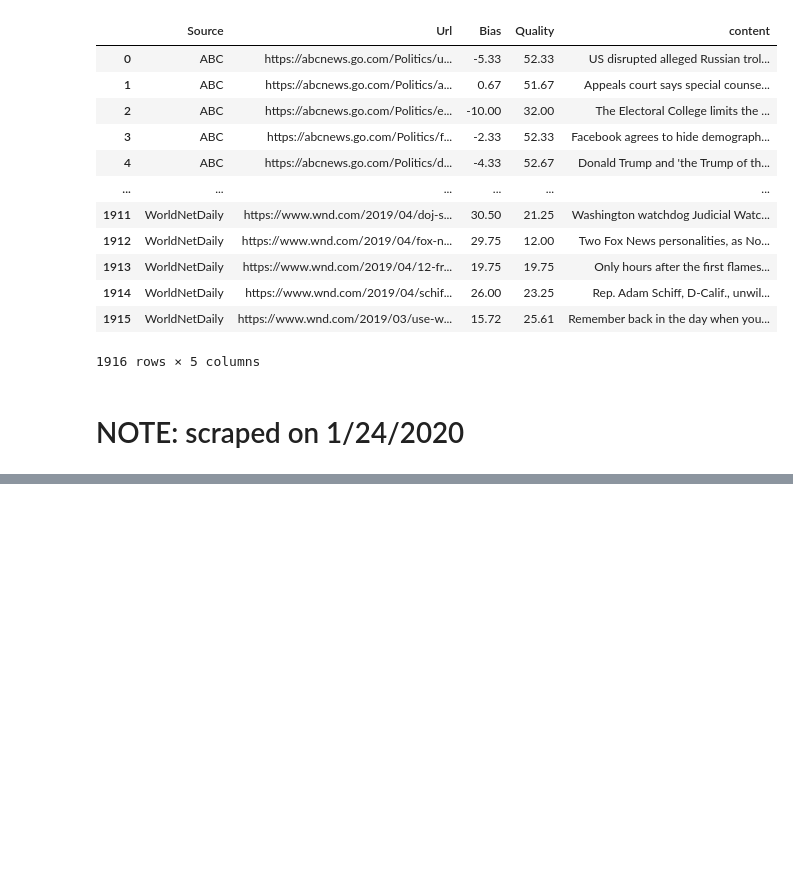
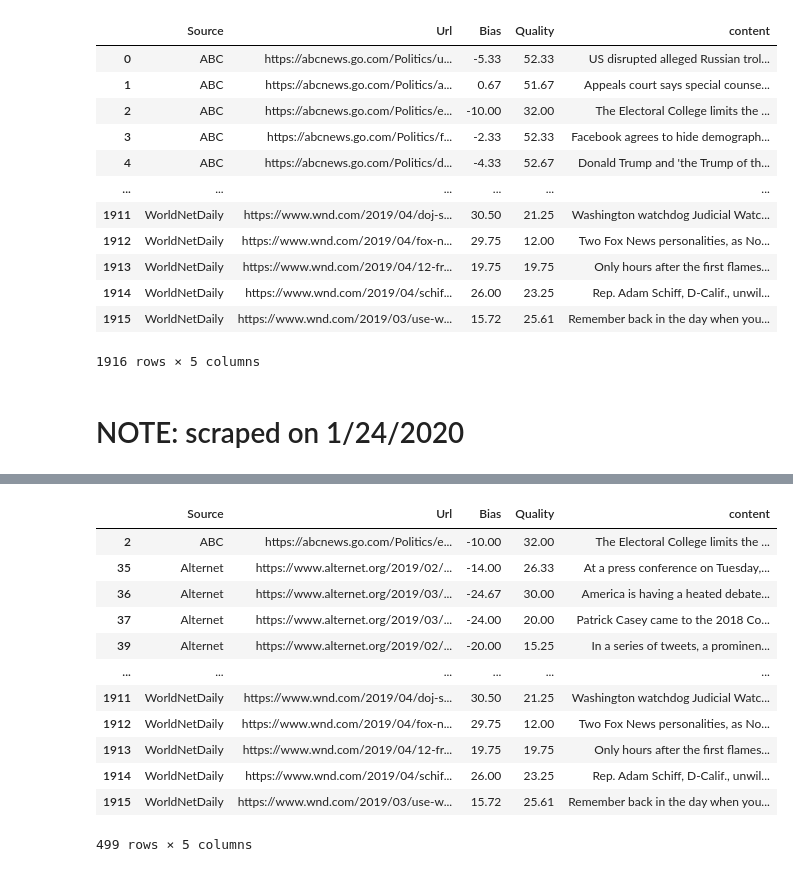
Before and after one commit to WarmCyan/news-bias-research, a Jupyter notebook: notebooks/13_ArticleLevel.ipynb, the cells around one changed output, grey strips where cells are left out. Drawn from its saved outputs; the diff is of its cells as text; code cells hidden in the pictures; blank space fills up the shorter version.

```diff
--- a/notebooks/13_ArticleLevel.ipynb
+++ b/notebooks/13_ArticleLevel.ipynb
@@ -90,0 +125,17 @@ df.to_pickle("../data/raw/mbc_scraped.pkl")
+# %%
+unreliable_df = df_clean[df_clean.Quality <= 32]
+unreliable_df
+# %% [output]
+|  | Source | Url | Bias | Quality | content |
+| 2 | ABC | https://abcnews.go.com/Politics/e... | -10.00 | 32.00 | The Electoral College limits the ... |
+| 35 | Alternet | https://www.alternet.org/2019/02/... | -14.00 | 26.33 | At a press conference on Tuesday,... |
+| 36 | Alternet | https://www.alternet.org/2019/03/... | -24.67 | 30.00 | America is having a heated debate... |
+| 37 | Alternet | https://www.alternet.org/2019/03/... | -24.00 | 20.00 | Patrick Casey came to the 2018 Co... |
+| 39 | Alternet | https://www.alternet.org/2019/02/... | -20.00 | 15.25 | In a series of tweets, a prominen... |
+| ... | ... | ... | ... | ... | ... |
+| 1911 | WorldNetDaily | https://www.wnd.com/2019/04/doj-s... | 30.50 | 21.25 | Washington watchdog Judicial Watc... |
+| 1912 | WorldNetDaily | https://www.wnd.com/2019/04/fox-n... | 29.75 | 12.00 | Two Fox News personalities, as No... |
+| 1913 | WorldNetDaily | https://www.wnd.com/2019/04/12-fr... | 19.75 | 19.75 | Only hours after the first flames... |
+| 1914 | WorldNetDaily | https://www.wnd.com/2019/04/schif... | 26.00 | 23.25 | Rep. Adam Schiff, D-Calif., unwil... |
+| 1915 | WorldNetDaily | https://www.wnd.com/2019/03/use-w... | 15.72 | 25.61 | Remember back in the day when you... |
+499 rows × 5 columns
```
Also changed, not shown: parts of 5 cells of this notebook, 10 other files.
